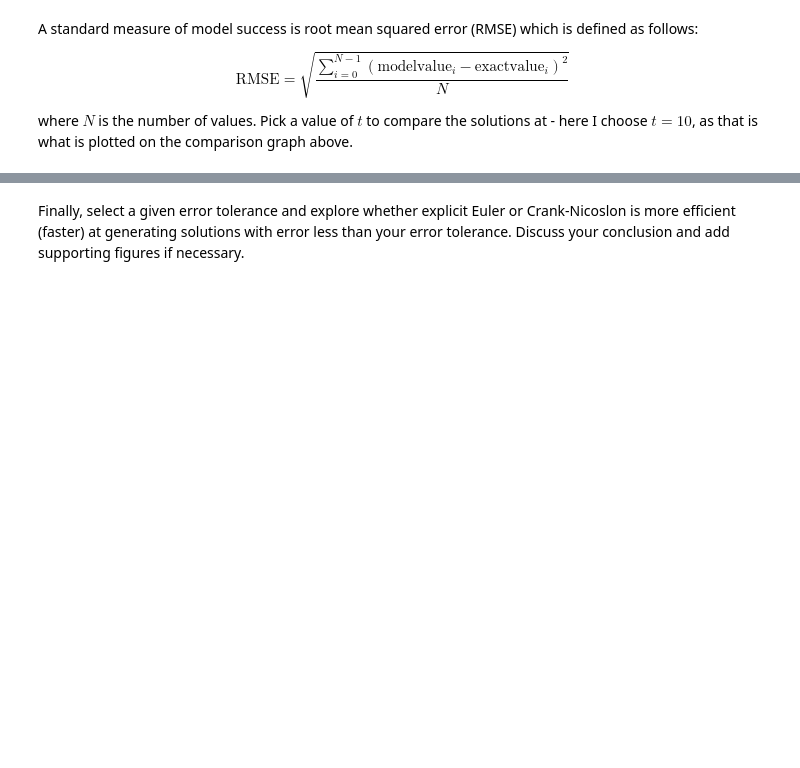
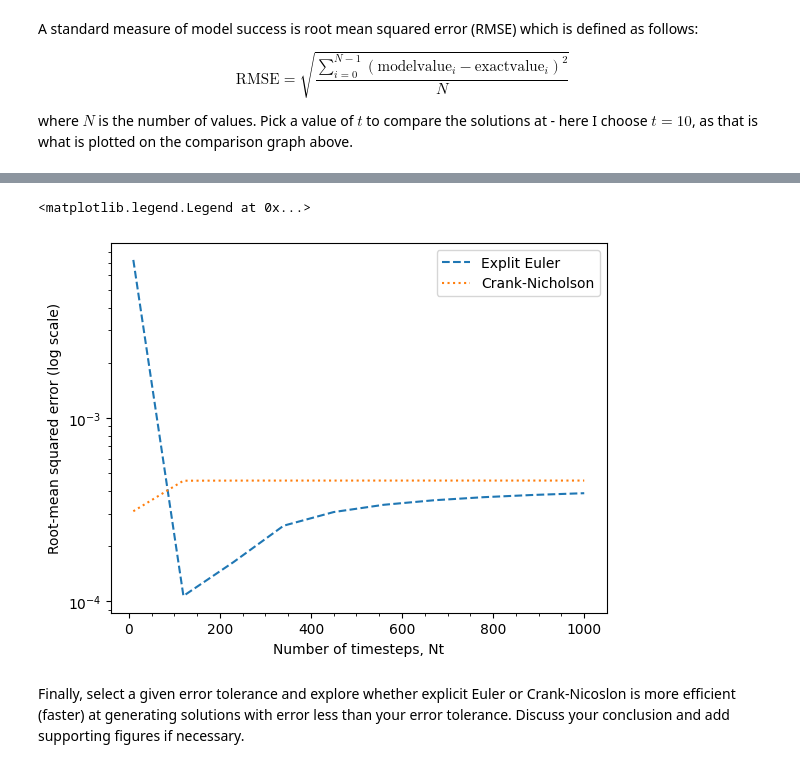
Before and after one commit to sjg230/QCES_LNM, a Jupyter notebook: Project1_numerical_methods.ipynb, the cells around one changed output, grey strips where cells are left out. Drawn from its saved outputs; the diff is of its cells as text; code cells hidden in the pictures; blank space fills up the shorter version.

```diff
--- a/Project1_numerical_methods.ipynb
+++ b/Project1_numerical_methods.ipynb
@@ -299,0 +335,25 @@ ValueError: operands could not be broadcast together with shapes (10,) (100,)
+# %%
+# Now do the same but varying Nt instead of Nx
+
+# Restore Nx
+Nx = 100
+x = np.linspace(x_start, x_end, Nx)
+
+# Vary Nt and compute the RMSE
+
+Nt_range  = np.linspace(10, 1000, 10)
+
+RMSE_Nt_EE = np.zeros(len(Nt_range))
+RMSE_Nt_CN = np.zeros(len(Nt_range))
+
+for i, Nt in enumerate(Nt_range):
+
+  t = np.linspace(t_start, t_end, int(Nt))  # Create a vector of times
+
+  # Run the simulations
+  c_EE = EE(x, t, kappa) # explicit Euler
+  c_CN = CN(x, t, kappa) # Crank-Nicolson
+  C_exact = exact_soln(x,kappa) # exact solution with correct number of spatial steps
+
+  RMSE_Nt_EE[i] = RMSE(c_EE.T[-1], C_exact)
+  RMSE_Nt_CN[i] = RMSE(c_CN.T[-1], C_exact)
@@ -300,3 +381,16 @@ ValueError: operands could not be broadcast together with shapes (10,) (100,)
+# %%
+# Plot the variation of RMSE with Nt on a logarithmic scale
+fig, ax = plt.subplots()
+ax.plot(Nx_range, RMSE_Nt_EE, label='Explit Euler', linestyle='--')
+ax.plot(Nx_range, RMSE_Nt_CN, label='Crank-Nicholson', linestyle='dotted')
+ax.set_yscale('log')
+ax.set_xlabel('Number of timesteps, Nt')
+ax.set_ylabel('Root-mean squared error (log scale)')
+ax.xaxis.set_minor_locator(MultipleLocator(50))
+ax.legend()
+# %% [output]
+<matplotlib.legend.Legend at 0x...>
+[figure, added]
 # %% [markdown]
 Finally, select a given error tolerance and explore whether explicit Euler or Crank-Nicoslon is more efficient (faster) at generating solutions with error less than your error tolerance. Discuss your conclusion and add supporting figures if necessary.
 # %% [markdown]
```
Also changed, not shown: parts of 9 cells of this notebook.
